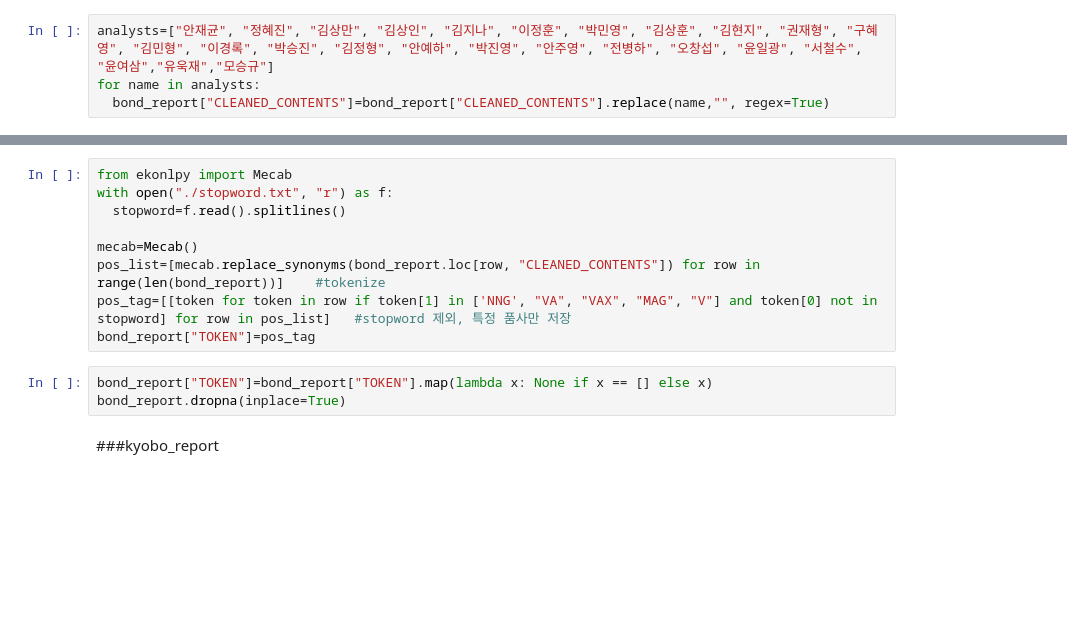
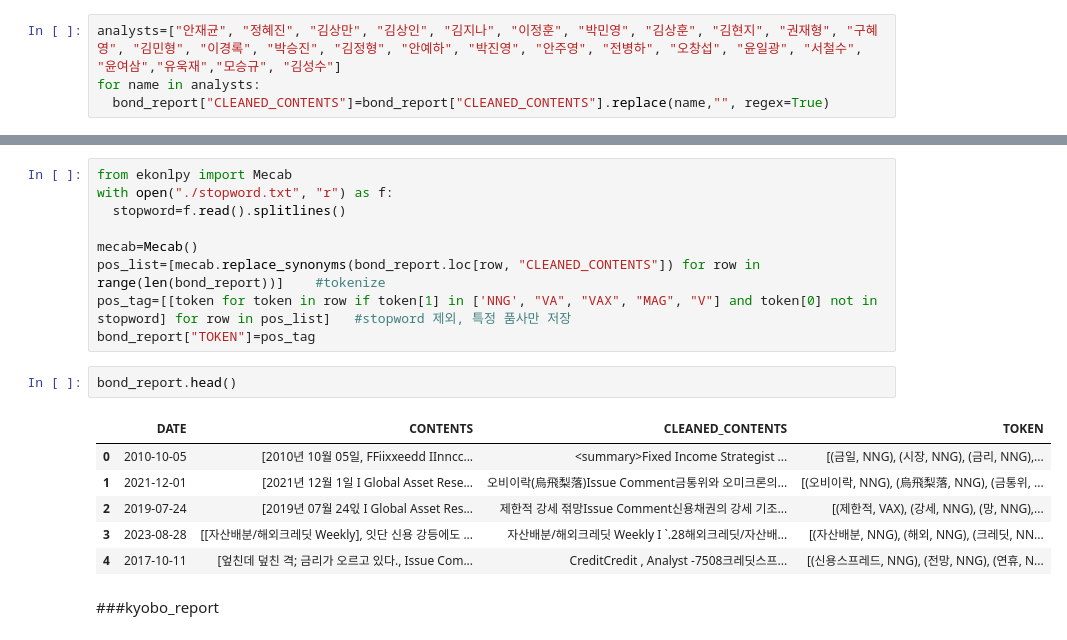
Before and after one commit to sesac-2023/pjt_BaseRate, a Jupyter notebook: bond_report_cleaning.ipynb, the cells around one changed output, grey strips where cells are left out. Saved outputs shown, nothing was run; the diff lists cells and outputs as text; blank space fills up the shorter version.

Commit message:
Tokenize bond report

```diff
--- a/bond_report_cleaning.ipynb
+++ b/bond_report_cleaning.ipynb
@@ -69,5 +69,5 @@ bond_report
 # %%
-analysts=["안재균", "정혜진", "김상만", "김상인", "김지나", "이정훈", "박민영", "김상훈", "김현지", "권재형", "구혜영", "김민형", "이경록", "박승진", "김정형", "안예하", "박진영", "안주영", "전병하", "오창섭", "윤일광", "서철수", "윤여삼","유욱재","모승규"]
+analysts=["안재균", "정혜진", "김상만", "김상인", "김지나", "이정훈", "박민영", "김상훈", "김현지", "권재형", "구혜영", "김민형", "이경록", "박승진", "김정형", "안예하", "박진영", "안주영", "전병하", "오창섭", "윤일광", "서철수", "윤여삼","유욱재","모승규", "김성수"]
 for name in analysts:
   bond_report["CLEANED_CONTENTS"]=bond_report["CLEANED_CONTENTS"].replace(name,"", regex=True)
 # %%
@@ -82,9 +84,15 @@ mecab=Mecab()
 pos_list=[mecab.replace_synonyms(bond_report.loc[row, "CLEANED_CONTENTS"]) for row in range(len(bond_report))]    #tokenize
 pos_tag=[[token for token in row if token[1] in ['NNG', "VA", "VAX", "MAG", "V"] and token[0] not in stopword] for row in pos_list]   #stopword 제외, 특정 품사만 저장
 bond_report["TOKEN"]=pos_tag
-# %%
-bond_report["TOKEN"]=bond_report["TOKEN"].map(lambda x: None if x == [] else x)
-bond_report.dropna(inplace=True)
+# %%
+bond_report.head()
+# %% [output]
+|  | DATE | CONTENTS | CLEANED_CONTENTS | TOKEN |
+| 0 | 2010-10-05 | [2010년 10월 05일, FFiixxeedd IInncc... | <summary>Fixed Income Strategist ... | [(금일, NNG), (시장, NNG), (금리, NNG),... |
+| 1 | 2021-12-01 | [2021년 12월 1일 I Global Asset Rese... | 오비이락(烏飛梨落)Issue Comment금통위와 오미크론의... | [(오비이락, NNG), (烏飛梨落, NNG), (금통위, ... |
+| 2 | 2019-07-24 | [2019년 07월 24읷 I Global Asset Res... | 제한적 강세 젂망Issue Comment신용채권의 강세 기조... | [(제한적, VAX), (강세, NNG), (망, NNG),... |
+| 3 | 2023-08-28 | [[자산배분/해외크레딧 Weekly], 잇단 신용 강등에도 ... | 자산배분/해외크레딧 Weekly I `.28해외크레딧/자산배... | [(자산배분, NNG), (해외, NNG), (크레딧, NN... |
+| 4 | 2017-10-11 | [엎친데 덮친 격; 금리가 오르고 있다., Issue Com... | CreditCredit , Analyst -7508크레딧스프... | [(신용스프레드, NNG), (전망, NNG), (연휴, N... |
 # %% [markdown]
 ###kyobo_report
 # %%
```
Also changed, not shown: parts of 6 cells of this notebook.
